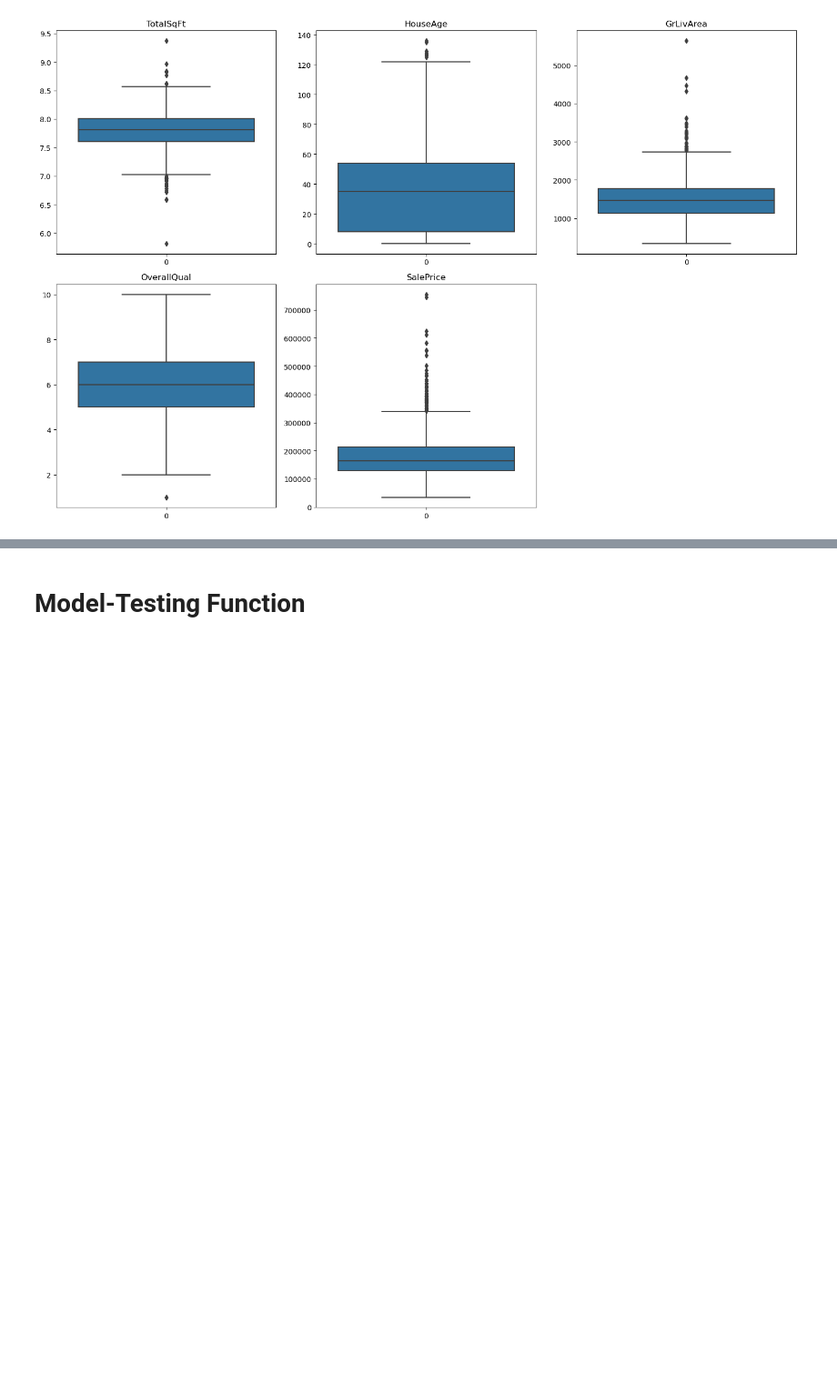
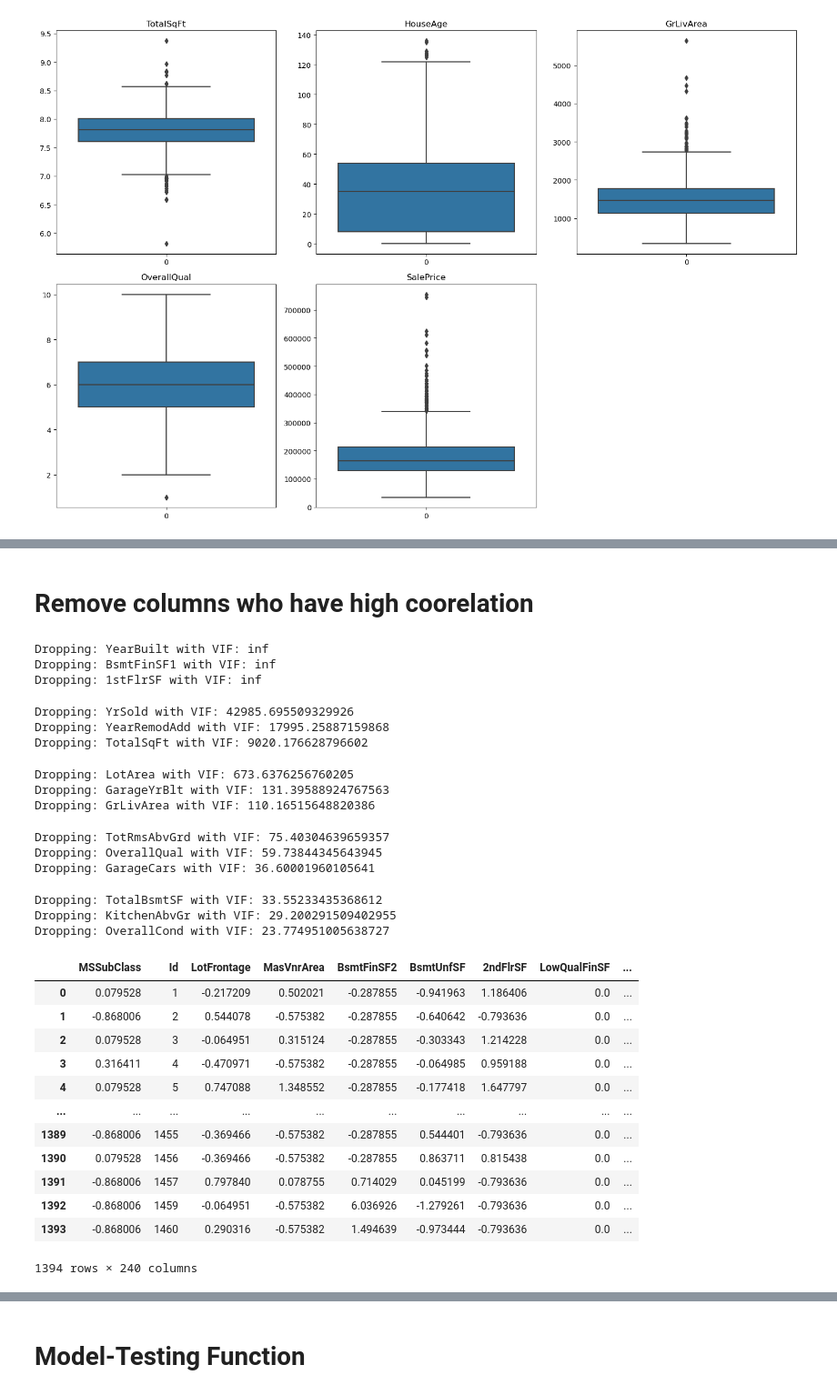
Before and after one commit to SimonG11/House_prediction_market, a Jupyter notebook: house-prices-advanced-regression-techniques/Egon- ny.ipynb, the cells around one changed output, grey strips where cells are left out. Shown at 91% size. Saved outputs shown, nothing was run; the diff lists cells and outputs as text; code cells hidden in the pictures; blank space fills up the shorter version.

```diff
--- a/house-prices-advanced-regression-techniques/Egon- ny.ipynb
+++ b/house-prices-advanced-regression-techniques/Egon- ny.ipynb
@@ -35,23 +43,18 @@ train_head, test_head
 # %%
-# Number of features to display per figure
+# Define number of features per figure for visualization
 features_per_figure = 10
-
-# Number of features and number of required figures
+num_features = train_df.select_dtypes(include=[np.number]).columns
 total_features = len(num_features)
 total_figures = (total_features + features_per_figure - 1) // features_per_figure
 
-# Generating the figures
+# Generate histogram figures
 for i in range(total_figures):
     start_idx = i * features_per_figure
     end_idx = min(start_idx + features_per_figure, total_features)
     subset_features = num_features[start_idx:end_idx]
-
-    # Plotting the histograms for the subset of features
     train_df[subset_features].hist(bins=15, figsize=(15, 15), xlabelsize=8, ylabelsize=8)
     plt.tight_layout()
     plt.show()
-
-# Note: Each call to plt.show() will generate a new figure with the next subset of histograms.
 # %% [output]
 [figure]
 [figure]
@@ -227,0 +324,68 @@ TypeError: unsupported operand type(s) for +: 'int' and 'str'
+# %% [markdown]
+# Remove columns who have high coorelation
+# %%
+# Define function to calculate VIF
+def calculate_vif(df):
+    vif_data = pd.DataFrame()
+    vif_data['feature'] = df.columns
+    vif_data['VIF'] = [variance_inflation_factor(df.values, i) for i in range(df.shape[1])]
+    return vif_data
+
+# Iteratively remove features with high VIF
+dropped_features = []
+vif_threshold = 12
+numerical_features = train_df.select_dtypes(include=[np.number])
+while True:
+    vif_data = calculate_vif(numerical_features)
+    max_vif = vif_data['VIF'].max()
+    if max_vif > vif_threshold:
+        feature_to_drop = vif_data[vif_data['VIF'] == max_vif]['feature'].values[0]
+        if feature_to_drop == "SalePrice" or feature_to_drop == "Id":
+            break
+        numerical_features.drop(columns=[feature_to_drop], inplace=True)
+        train_df.drop(columns=[feature_to_drop], inplace=True)
+        print(f"Dropping: {feature_to_drop} with VIF: {max_vif}")
+        dropped_features.append(feature_to_drop)
+    else:
+        break
+
+# Feature scaling
+scaler = StandardScaler()
+temp_id_sp = pd.DataFrame()
+temp_df = train_df.drop(columns=["Id", "SalePrice"])
+temp_id_sp["Id"] = train_df["Id"]
+temp_id_sp["SalePrice"] = train_df["SalePrice"]
+scaled_features = scaler.fit_transform(temp_df)
+scaled_df = pd.DataFrame(scaled_features, columns=temp_df.columns)
+scaled_df.insert(1, "Id", temp_id_sp["Id"].values)
+scaled_df["SalePrice"] = temp_id_sp["SalePrice"].values
+scaled_df
+# %% [output]
+Dropping: YearBuilt with VIF: inf
+Dropping: BsmtFinSF1 with VIF: inf
+Dropping: 1stFlrSF with VIF: inf
+Dropping: YrSold with VIF: 42985.695509329926
+Dropping: YearRemodAdd with VIF: 17995.25887159868
+Dropping: TotalSqFt with VIF: 9020.176628796602
+Dropping: LotArea with VIF: 673.6376256760205
+Dropping: GarageYrBlt with VIF: 131.39588924767563
+Dropping: GrLivArea with VIF: 110.16515648820386
+Dropping: TotRmsAbvGrd with VIF: 75.40304639659357
+Dropping: OverallQual with VIF: 59.73844345643945
+Dropping: GarageCars with VIF: 36.60001960105641
+Dropping: TotalBsmtSF with VIF: 33.55233435368612
+Dropping: KitchenAbvGr with VIF: 29.200291509402955
+Dropping: OverallCond with VIF: 23.774951005638727
+|  | MSSubClass | Id | LotFrontage | MasVnrArea | BsmtFinSF2 | BsmtUnfSF | 2ndFlrSF | LowQualFinSF | ... |
+| 0 | 0.079528 | 1 | -0.217209 | 0.502021 | -0.287855 | -0.941963 | 1.186406 | 0.0 | ... |
+| 1 | -0.868006 | 2 | 0.544078 | -0.575382 | -0.287855 | -0.640642 | -0.793636 | 0.0 | ... |
+| 2 | 0.079528 | 3 | -0.064951 | 0.315124 | -0.287855 | -0.303343 | 1.214228 | 0.0 | ... |
+| 3 | 0.316411 | 4 | -0.470971 | -0.575382 | -0.287855 | -0.064985 | 0.959188 | 0.0 | ... |
+| 4 | 0.079528 | 5 | 0.747088 | 1.348552 | -0.287855 | -0.177418 | 1.647797 | 0.0 | ... |
+| ... | ... | ... | ... | ... | ... | ... | ... | ... | ... |
+| 1389 | -0.868006 | 1455 | -0.369466 | -0.575382 | -0.287855 | 0.544401 | -0.793636 | 0.0 | ... |
+| 1390 | 0.079528 | 1456 | -0.369466 | -0.575382 | -0.287855 | 0.863711 | 0.815438 | 0.0 | ... |
+| 1391 | -0.868006 | 1457 | 0.797840 | 0.078755 | 0.714029 | 0.045199 | -0.793636 | 0.0 | ... |
+| 1392 | -0.868006 | 1459 | -0.064951 | -0.575382 | 6.036926 | -1.279261 | -0.793636 | 0.0 | ... |
+| 1393 | -0.868006 | 1460 | 0.290316 | -0.575382 | 1.494639 | -0.973444 | -0.793636 | 0.0 | ... |
+1394 rows × 240 columns
```
Also changed, not shown: parts of 27 cells of this notebook.
